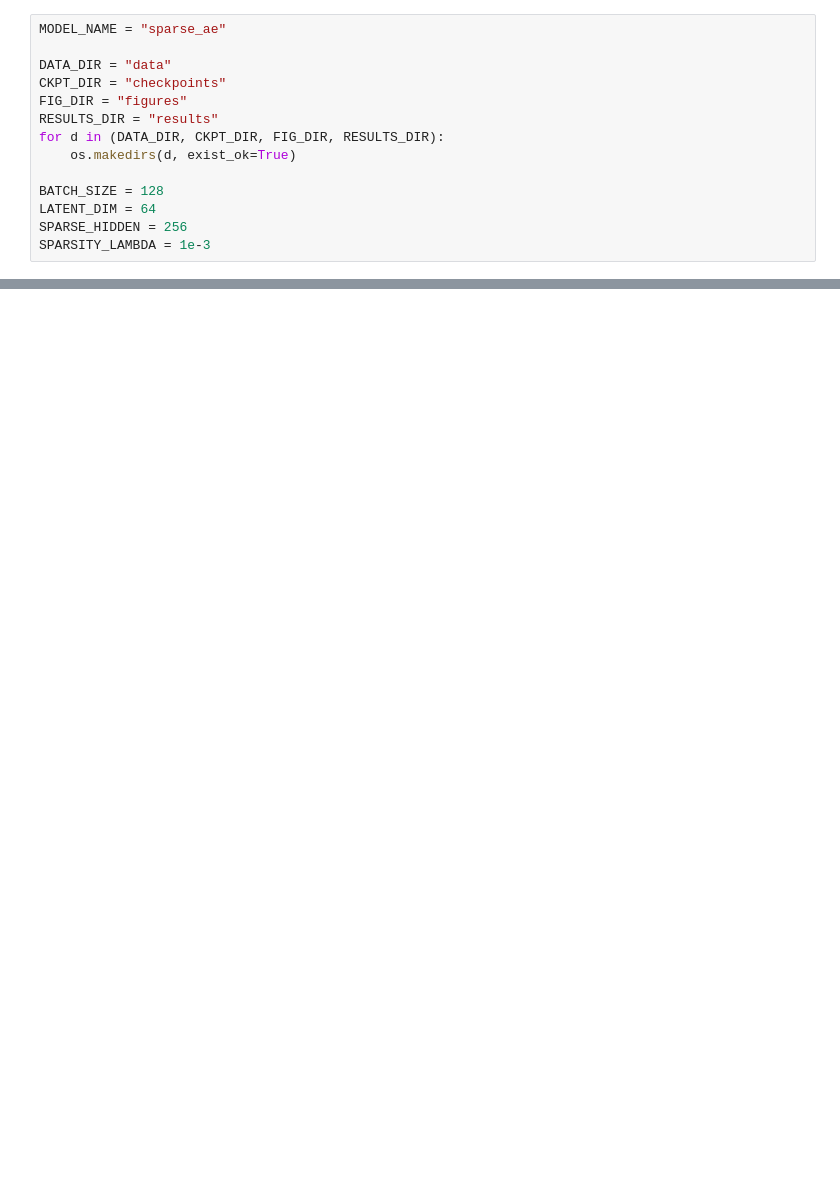
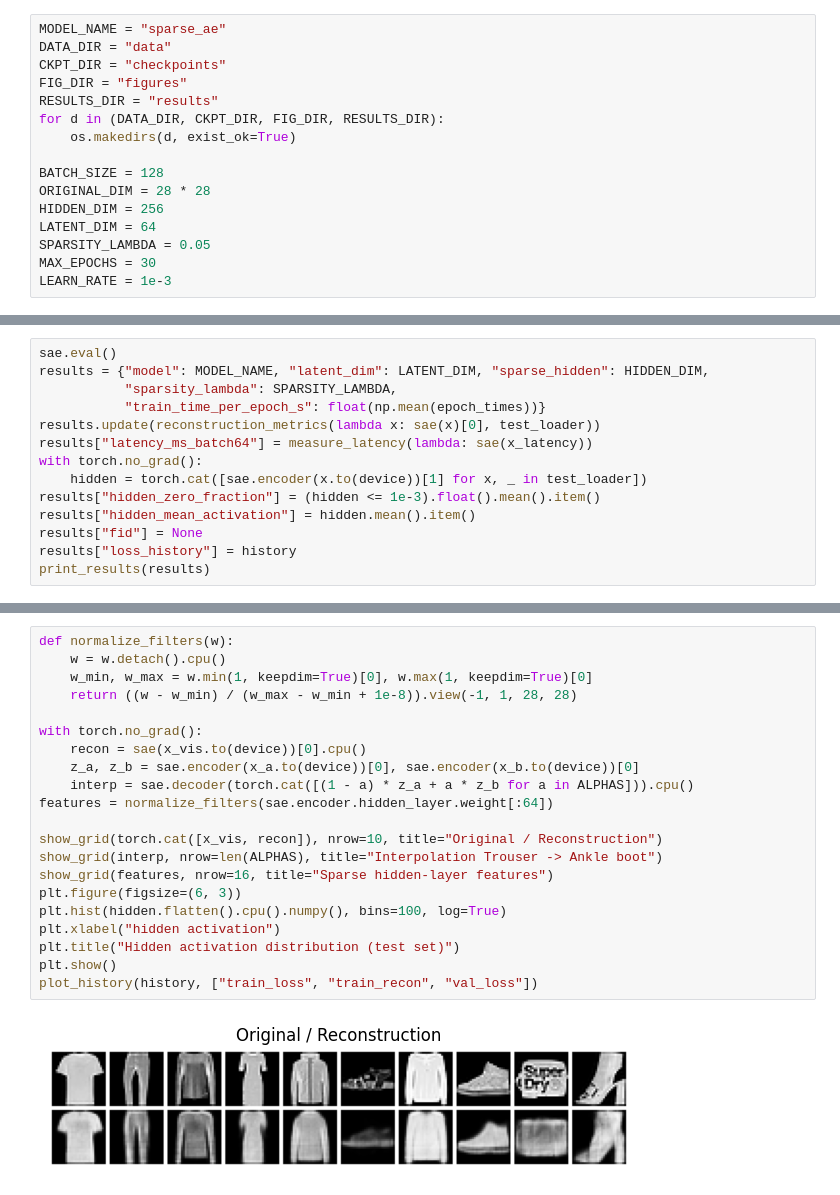
Before and after one commit to saaaileen/assignment_deeplearning, a Jupyter notebook: 02_sparse_ae.ipynb, the cells around one changed output, grey strips where cells are left out. Drawn from its saved outputs; the diff is of its cells as text; blank space fills up the shorter version.

```diff
--- a/02_sparse_ae.ipynb
+++ b/02_sparse_ae.ipynb
@@ -33,6 +27,5 @@ print("torch", torch.__version__, "| device:", device,
 # %%
 MODEL_NAME = "sparse_ae"
-
 DATA_DIR = "data"
 CKPT_DIR = "checkpoints"
 FIG_DIR = "figures"
@@ -41,6 +34,9 @@ for d in (DATA_DIR, CKPT_DIR, FIG_DIR, RESULTS_DIR):
     os.makedirs(d, exist_ok=True)
 
 BATCH_SIZE = 128
+ORIGINAL_DIM = 28 * 28
+HIDDEN_DIM = 256
 LATENT_DIM = 64
-SPARSE_HIDDEN = 256
-SPARSITY_LAMBDA = 1e-3
+SPARSITY_LAMBDA = 0.05
+MAX_EPOCHS = 30
+LEARN_RATE = 1e-3
@@ -96,0 +266,14 @@ with open(os.path.join(RESULTS_DIR, f"{MODEL_NAME}.json"), "w") as f:
+# %%
+sae.eval()
+results = {"model": MODEL_NAME, "latent_dim": LATENT_DIM, "sparse_hidden": HIDDEN_DIM,
+           "sparsity_lambda": SPARSITY_LAMBDA,
+           "train_time_per_epoch_s": float(np.mean(epoch_times))}
+results.update(reconstruction_metrics(lambda x: sae(x)[0], test_loader))
+results["latency_ms_batch64"] = measure_latency(lambda: sae(x_latency))
+with torch.no_grad():
+    hidden = torch.cat([sae.encoder(x.to(device))[1] for x, _ in test_loader])
+results["hidden_zero_fraction"] = (hidden <= 1e-3).float().mean().item()
+results["hidden_mean_activation"] = hidden.mean().item()
+results["fid"] = None
+results["loss_history"] = history
+print_results(results)
@@ -96,0 +295,23 @@ with open(os.path.join(RESULTS_DIR, f"{MODEL_NAME}.json"), "w") as f:
+# %%
+def normalize_filters(w):
+    w = w.detach().cpu()
+    w_min, w_max = w.min(1, keepdim=True)[0], w.max(1, keepdim=True)[0]
+    return ((w - w_min) / (w_max - w_min + 1e-8)).view(-1, 1, 28, 28)
+
+with torch.no_grad():
+    recon = sae(x_vis.to(device))[0].cpu()
+    z_a, z_b = sae.encoder(x_a.to(device))[0], sae.encoder(x_b.to(device))[0]
+    interp = sae.decoder(torch.cat([(1 - a) * z_a + a * z_b for a in ALPHAS])).cpu()
+features = normalize_filters(sae.encoder.hidden_layer.weight[:64])
+
+show_grid(torch.cat([x_vis, recon]), nrow=10, title="Original / Reconstruction")
+show_grid(interp, nrow=len(ALPHAS), title="Interpolation Trouser -> Ankle boot")
+show_grid(features, nrow=16, title="Sparse hidden-layer features")
+plt.figure(figsize=(6, 3))
+plt.hist(hidden.flatten().cpu().numpy(), bins=100, log=True)
+plt.xlabel("hidden activation")
+plt.title("Hidden activation distribution (test set)")
+plt.show()
+plot_history(history, ["train_loss", "train_recon", "val_loss"])
+# %% [output]
+[figure, added]
```
Also changed, not shown: parts of 19 cells of this notebook, 21 other files.
